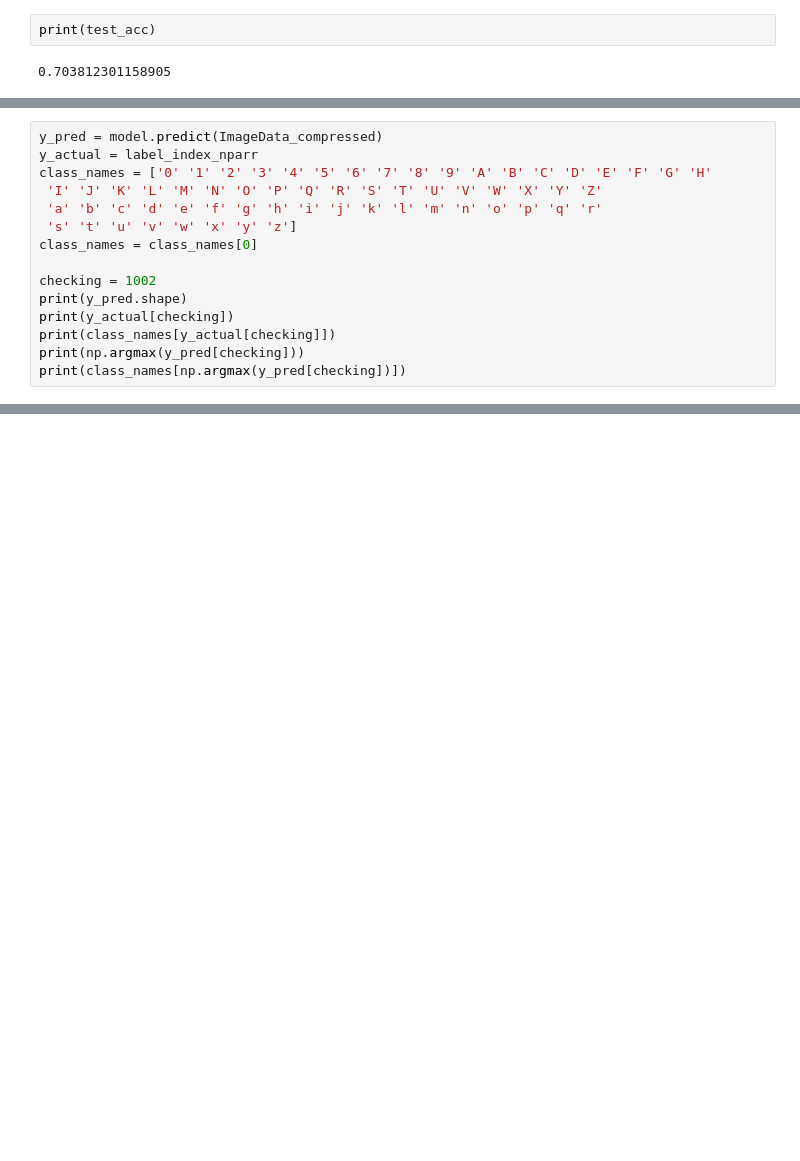
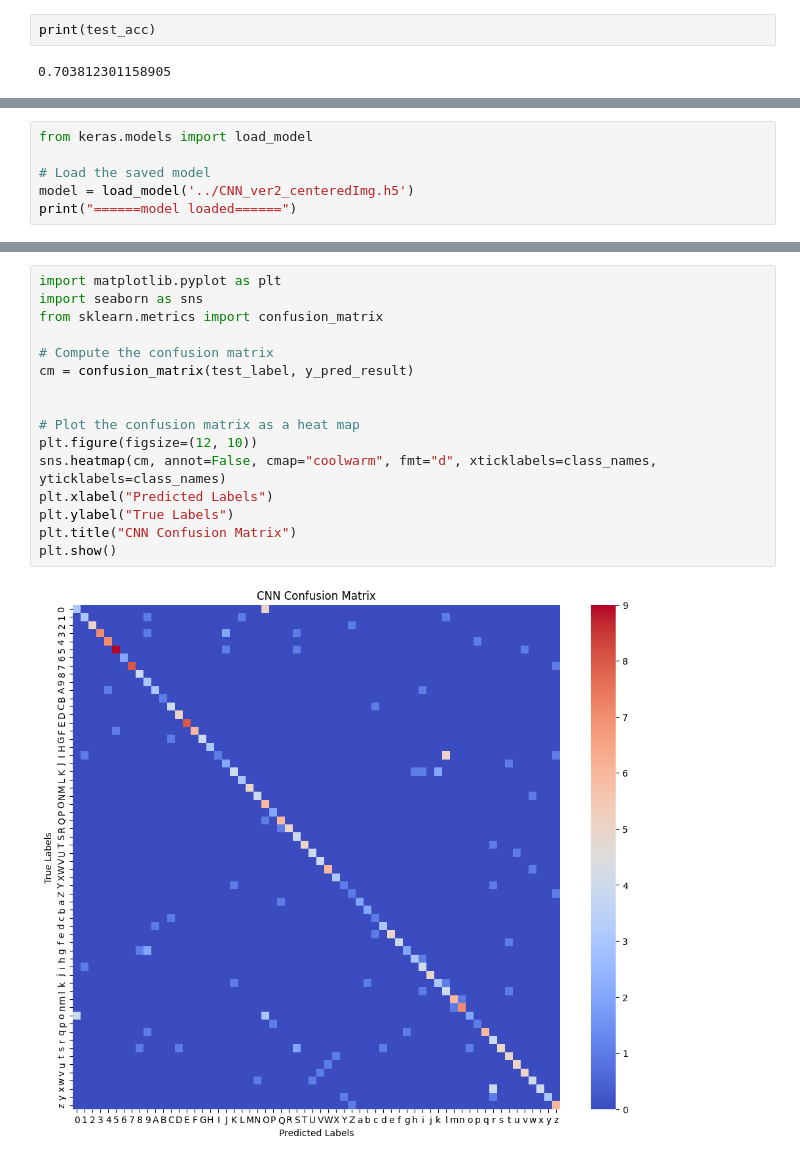
Before and after one commit to Honghui-Li-8/ECS171-FinalProject, a Jupyter notebook: ModelTraining/CNN_ver2_centerImg.ipynb, the cells around one changed output, grey strips where cells are left out. Drawn from its saved outputs; the diff is of its cells as text; blank space fills up the shorter version.

Commit message:
grid search + confusion matrix heat map

```diff
--- a/ModelTraining/CNN_ver2_centerImg.ipynb
+++ b/ModelTraining/CNN_ver2_centerImg.ipynb
@@ -258,0 +255,6 @@ ImageData_compressed.shape
+# %%
+from keras.models import load_model
+
+# Load the saved model
+model = load_model('../CNN_ver2_centeredImg.h5')
+print("======model loaded======")
@@ -288,15 +299,0 @@ print(result)
-# %%
-y_pred = model.predict(ImageData_compressed)
-y_actual = label_index_nparr
-class_names = ['0' '1' '2' '3' '4' '5' '6' '7' '8' '9' 'A' 'B' 'C' 'D' 'E' 'F' 'G' 'H'
- 'I' 'J' 'K' 'L' 'M' 'N' 'O' 'P' 'Q' 'R' 'S' 'T' 'U' 'V' 'W' 'X' 'Y' 'Z'
- 'a' 'b' 'c' 'd' 'e' 'f' 'g' 'h' 'i' 'j' 'k' 'l' 'm' 'n' 'o' 'p' 'q' 'r'
- 's' 't' 'u' 'v' 'w' 'x' 'y' 'z']
-class_names = class_names[0]
-
-checking = 1002
-print(y_pred.shape)
-print(y_actual[checking])
-print(class_names[y_actual[checking]])
-print(np.argmax(y_pred[checking]))
-print(class_names[np.argmax(y_pred[checking])])
@@ -460,0 +300,18 @@ Letter ' z
+# %%
+import matplotlib.pyplot as plt
+import seaborn as sns
+from sklearn.metrics import confusion_matrix
+
+# Compute the confusion matrix
+cm = confusion_matrix(test_label, y_pred_result)
+
+
+# Plot the confusion matrix as a heat map
+plt.figure(figsize=(12, 10))
+sns.heatmap(cm, annot=False, cmap="coolwarm", fmt="d", xticklabels=class_names, yticklabels=class_names)
+plt.xlabel("Predicted Labels")
+plt.ylabel("True Labels")
+plt.title("CNN Confusion Matrix")
+plt.show()
+# %% [output]
+[figure, added]
```
Also changed, not shown: parts of 10 cells of this notebook, 7 other files.
